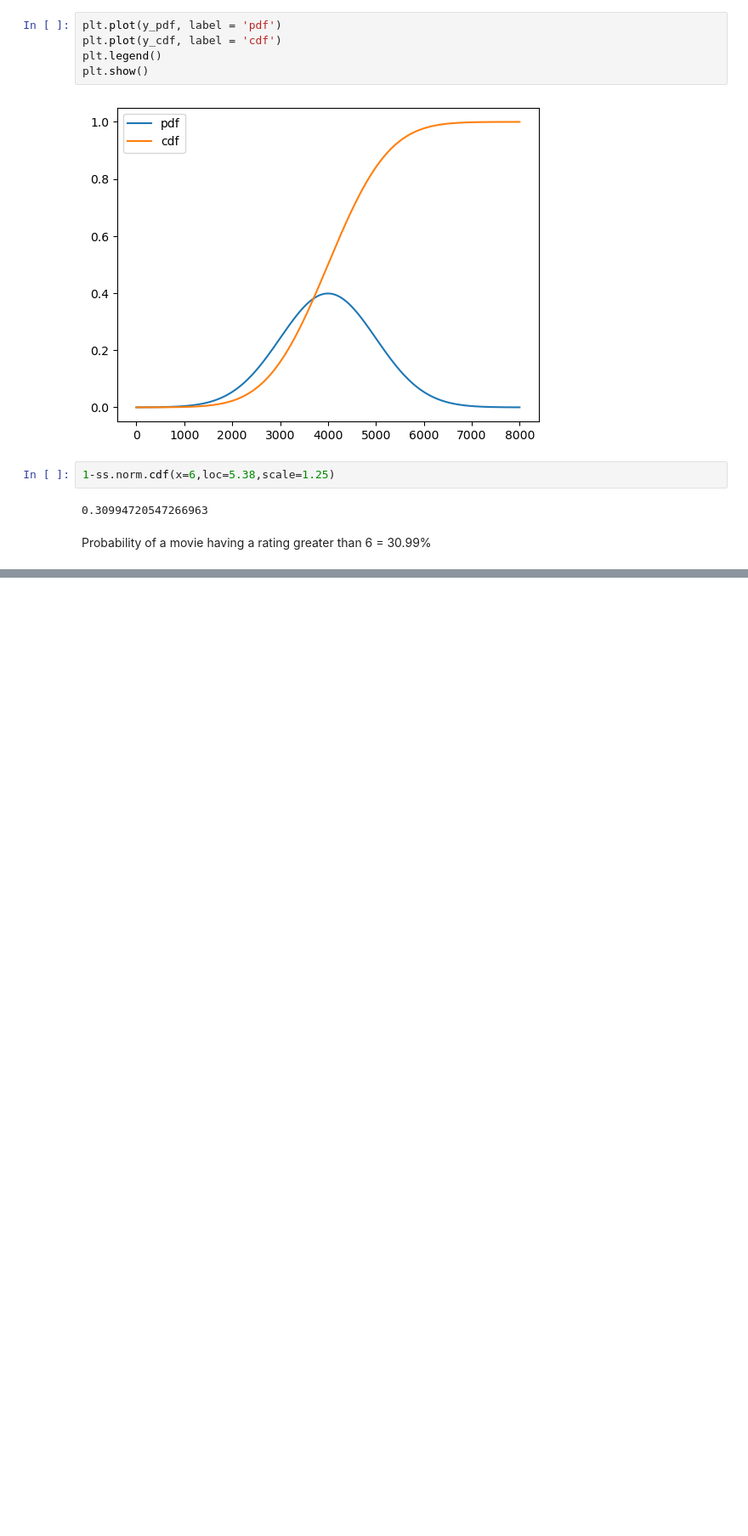
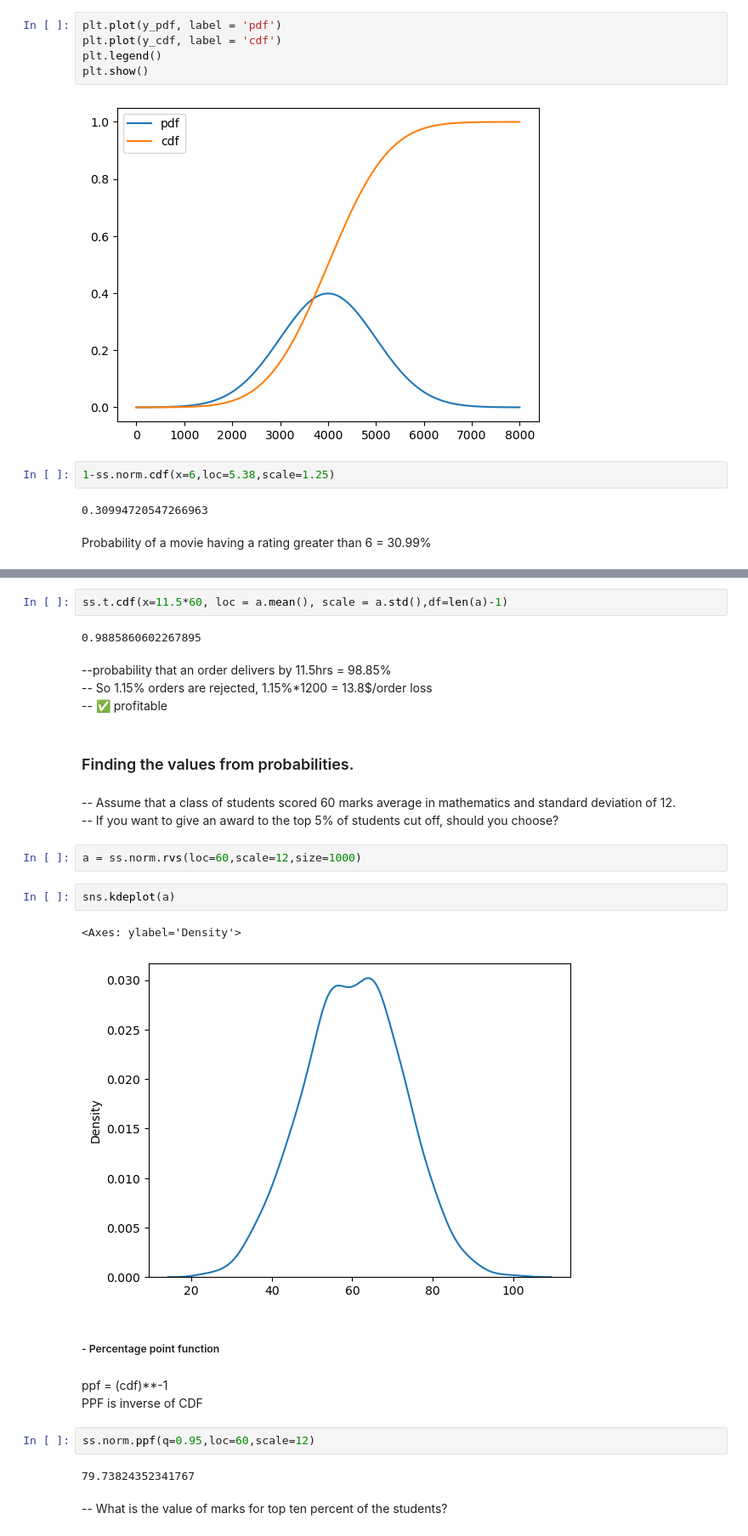
Before and after one commit to gali-jithendra/LEARNINGS, a Jupyter notebook: 6_DS_PROBABILITY_DISTRIBUTIONS.ipynb, the cells around one changed output, grey strips where cells are left out. Shown at 85% size. Drawn from its saved outputs; the diff is of its cells as text; blank space fills up the shorter version.

Commit message:
adding Probability distributions

```diff
--- a/6_DS_PROBABILITY_DISTRIBUTIONS.ipynb
+++ b/6_DS_PROBABILITY_DISTRIBUTIONS.ipynb
@@ -116,0 +159,31 @@ Probability of a movie having a rating greater than 6 = 30.99%
+# %%
+ss.t.cdf(x=11.5*60, loc = a.mean(), scale = a.std(),df=len(a)-1)
+# %% [output]
+0.9885860602267895
+# %% [markdown]
+--probability that an order delivers by 11.5hrs = 98.85%
+-- So 1.15% orders are rejected, 1.15%*1200 =  13.8$/order loss
+-- ✅ profitable
+# %% [markdown]
+###  Finding the values from probabilities.
+# %% [markdown]
+--  Assume that a class of students scored 60 marks average in mathematics and standard deviation of 12.
+--  If you want to give an award to the top 5% of students cut off, should you choose?
+# %%
+a = ss.norm.rvs(loc=60,scale=12,size=1000)
+# %%
+sns.kdeplot(a)
+# %% [output]
+<Axes: ylabel='Density'>
+[figure, added]
+# %% [markdown]
+##### - Percentage point function
+# %% [markdown]
+ppf = (cdf)**-1
+PPF is inverse of CDF
+# %%
+ss.norm.ppf(q=0.95,loc=60,scale=12)
+# %% [output]
+79.73824352341767
+# %% [markdown]
+--   What is the value of marks for top ten percent of the students?
```
Also changed, not shown: parts of 16 cells of this notebook.
